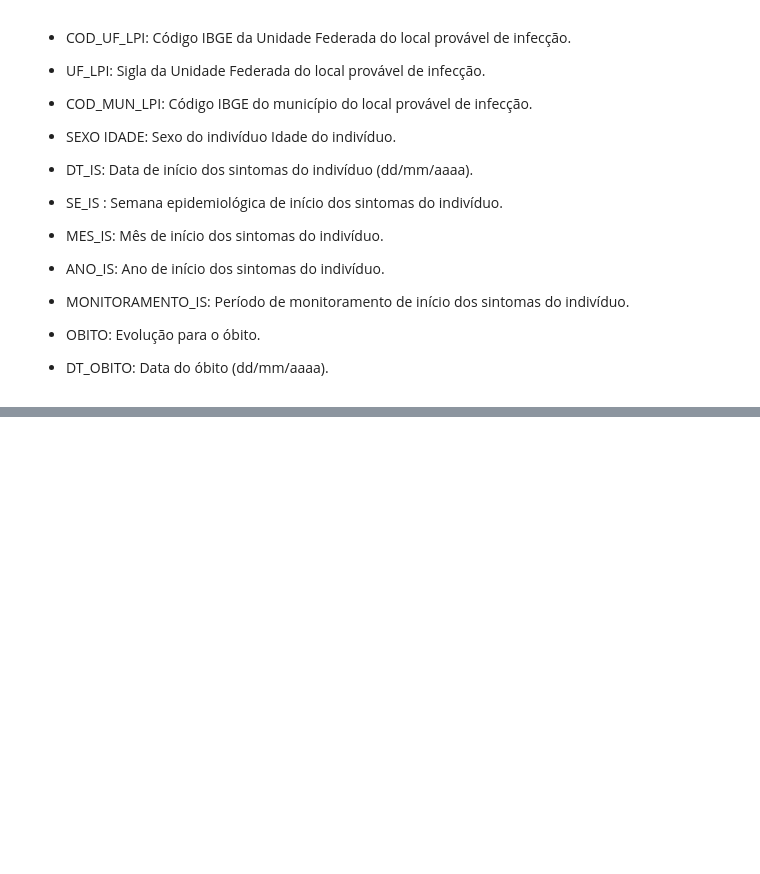
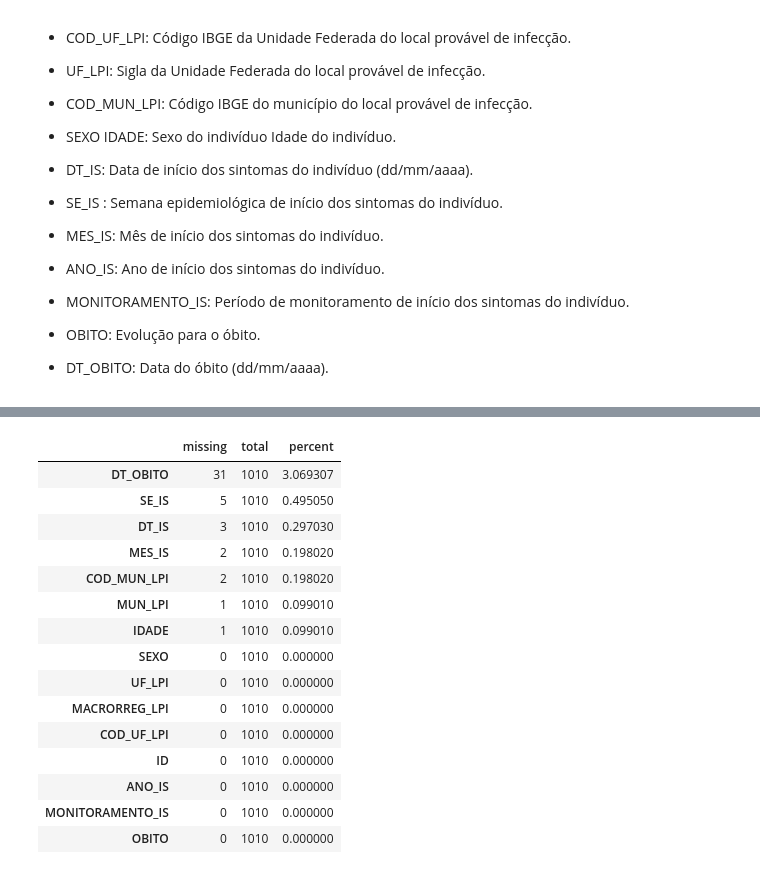
Before and after one commit to Jeanbernardo20/analise-Febre-Amarela, a Jupyter notebook: projeto/projeto.ipynb, the cells around one changed output, grey strips where cells are left out. Saved outputs shown, nothing was run; the diff lists cells and outputs as text; code cells hidden in the pictures; blank space fills up the shorter version.

```diff
--- a/projeto/projeto.ipynb
+++ b/projeto/projeto.ipynb
@@ -52,6 +52,3 @@ df.head()
 | 2 | 3 | NE | 21 | MA | 210060.0 | AMARANTE DO MARANHÃO | M | 32 | 01/04/1995 | 13.0 | ... |
 | 3 | 4 | NE | 21 | MA | 210060.0 | AMARANTE DO MARANHÃO | M | 33 | 03/04/1995 | 14.0 | ... |
 | 4 | 5 | N | 15 | PA | 150270.0 | CONCEIÇÃO DO ARAGUAIA | M | 26 | 12/04/1995 | 15.0 | ... |
-# %%
-#dropando as colunas que não serão utilizada
-df.drop(columns=['MACRORREG_LPI', 'COD_UF_LPI', 'COD_MUN_LPI', 'SE_IS'], inplace=True)
@@ -66,0 +93,20 @@ df.head()
+# %%
+#verificando os valores nulos
+obitos.stb.missing()
+# %% [output]
+|  | missing | total | percent |
+| DT_OBITO | 31 | 1010 | 3.069307 |
+| SE_IS | 5 | 1010 | 0.495050 |
+| DT_IS | 3 | 1010 | 0.297030 |
+| MES_IS | 2 | 1010 | 0.198020 |
+| COD_MUN_LPI | 2 | 1010 | 0.198020 |
+| MUN_LPI | 1 | 1010 | 0.099010 |
+| IDADE | 1 | 1010 | 0.099010 |
+| SEXO | 0 | 1010 | 0.000000 |
+| UF_LPI | 0 | 1010 | 0.000000 |
+| MACRORREG_LPI | 0 | 1010 | 0.000000 |
+| COD_UF_LPI | 0 | 1010 | 0.000000 |
+| ID | 0 | 1010 | 0.000000 |
+| ANO_IS | 0 | 1010 | 0.000000 |
+| MONITORAMENTO_IS | 0 | 1010 | 0.000000 |
+| OBITO | 0 | 1010 | 0.000000 |
```
Also changed, not shown: parts of 39 cells of this notebook.
